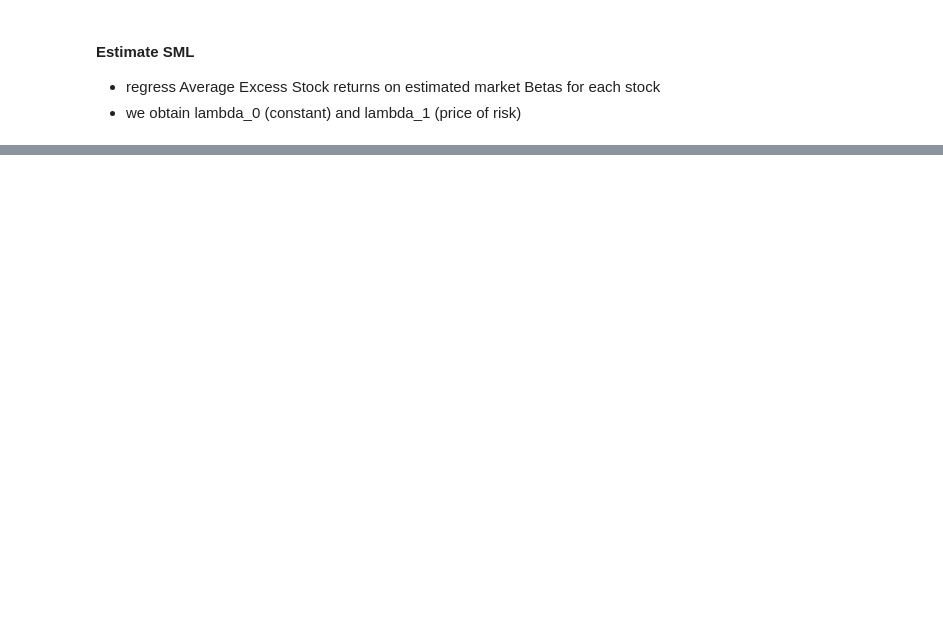
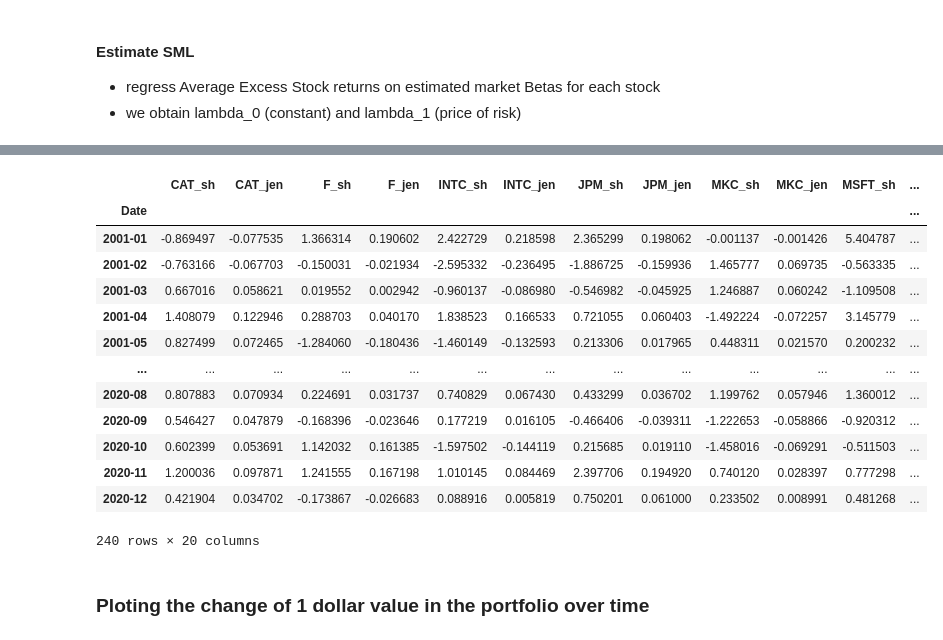
Before and after one commit to maxbranting/investment-theory, a Jupyter notebook: portfolio.ipynb, the cells around one changed output, grey strips where cells are left out. Cells and saved outputs as stored; diff of their text form; code cells hidden in the pictures; blank space fills up the shorter version.

```diff
--- a/portfolio.ipynb
+++ b/portfolio.ipynb
@@ -197,0 +322,28 @@ print(f'''
+# %%
+dfperform = pd.DataFrame()
+
+# loop calculating performance measures for all companies in the portfolio
+for i in dffull.columns.tolist()[:10]:
+    # sharpe
+    dfperform[i+'_sh'] = (dffull[i+'_re']-dffull['RF'])/np.std(dffull[i+'_re'])
+    # Jenson's
+    dfperform[i+'_jen'] = (dffull[i+'_re'] - (dffull['RF'] + dffull['SMB'] * (dffull['reM'] - dffull['RF'])))
+
+dfperform
+# %% [output]
+|  | CAT_sh | CAT_jen | F_sh | F_jen | INTC_sh | INTC_jen | JPM_sh | JPM_jen | MKC_sh | MKC_jen | MSFT_sh | ... |
+| Date |  |  |  |  |  |  |  |  |  |  |  | ... |
+| 2001-01 | -0.869497 | -0.077535 | 1.366314 | 0.190602 | 2.422729 | 0.218598 | 2.365299 | 0.198062 | -0.001137 | -0.001426 | 5.404787 | ... |
+| 2001-02 | -0.763166 | -0.067703 | -0.150031 | -0.021934 | -2.595332 | -0.236495 | -1.886725 | -0.159936 | 1.465777 | 0.069735 | -0.563335 | ... |
+| 2001-03 | 0.667016 | 0.058621 | 0.019552 | 0.002942 | -0.960137 | -0.086980 | -0.546982 | -0.045925 | 1.246887 | 0.060242 | -1.109508 | ... |
+| 2001-04 | 1.408079 | 0.122946 | 0.288703 | 0.040170 | 1.838523 | 0.166533 | 0.721055 | 0.060403 | -1.492224 | -0.072257 | 3.145779 | ... |
+| 2001-05 | 0.827499 | 0.072465 | -1.284060 | -0.180436 | -1.460149 | -0.132593 | 0.213306 | 0.017965 | 0.448311 | 0.021570 | 0.200232 | ... |
+| ... | ... | ... | ... | ... | ... | ... | ... | ... | ... | ... | ... | ... |
+| 2020-08 | 0.807883 | 0.070934 | 0.224691 | 0.031737 | 0.740829 | 0.067430 | 0.433299 | 0.036702 | 1.199762 | 0.057946 | 1.360012 | ... |
+| 2020-09 | 0.546427 | 0.047879 | -0.168396 | -0.023646 | 0.177219 | 0.016105 | -0.466406 | -0.039311 | -1.222653 | -0.058866 | -0.920312 | ... |
+| 2020-10 | 0.602399 | 0.053691 | 1.142032 | 0.161385 | -1.597502 | -0.144119 | 0.215685 | 0.019110 | -1.458016 | -0.069291 | -0.511503 | ... |
+| 2020-11 | 1.200036 | 0.097871 | 1.241555 | 0.167198 | 1.010145 | 0.084469 | 2.397706 | 0.194920 | 0.740120 | 0.028397 | 0.777298 | ... |
+| 2020-12 | 0.421904 | 0.034702 | -0.173867 | -0.026683 | 0.088916 | 0.005819 | 0.750201 | 0.061000 | 0.233502 | 0.008991 | 0.481268 | ... |
+240 rows × 20 columns
+# %% [markdown]
+### Ploting the change of 1 dollar value in the portfolio over time
```
Also changed, not shown: parts of 16 cells of this notebook.
